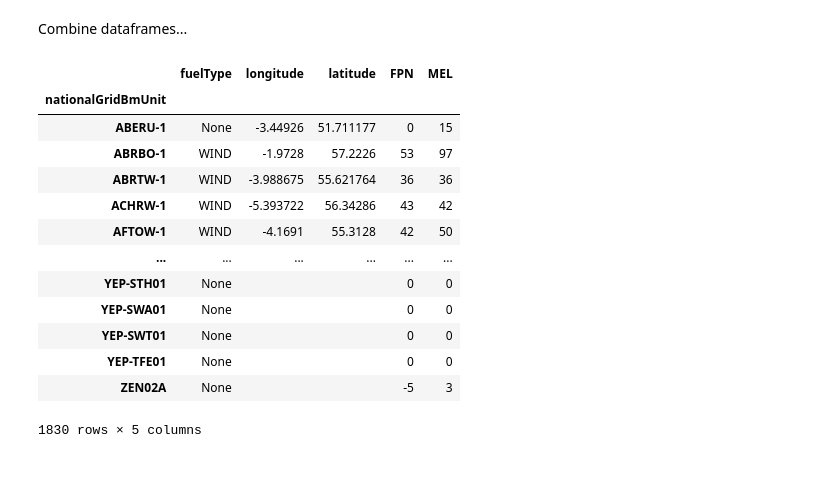
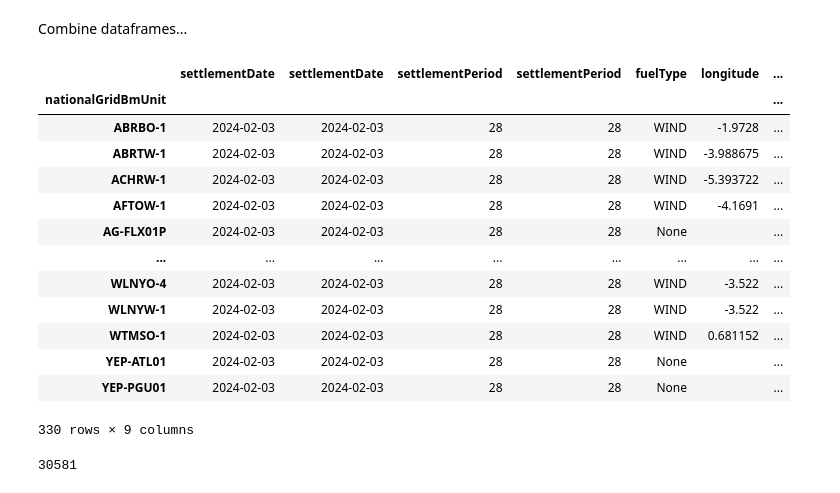
Before and after one commit to LukasFrankenQ/LMP, a Jupyter notebook: notebooks/LMP.ipynb, the cells around one changed output. Drawn from its saved outputs; the diff is of its cells as text; code cells hidden in the pictures.

```diff
--- a/notebooks/LMP.ipynb
+++ b/notebooks/LMP.ipynb
@@ -110,22 +110,28 @@ Combine dataframes...
 # %%
 df = df[~df.index.duplicated(keep='first')]
 df_FPN = df_FPN[~df_FPN.index.duplicated(keep='first')]
 df_mel = df_mel[~df_mel.index.duplicated(keep='first')]
 result = pd.concat([df, df_FPN, df_mel], axis=1, join='inner')
-df_gen = result[['settlementDate', 'settlementPeriod', 'fuelType', 'longitude', 'latitude', 'FPN', 'MEL']]
+result = result[['settlementDate', 'settlementPeriod', 'fuelType', 'longitude', 'latitude', 'FPN', 'MEL']]
+
+df_gen = result.loc[result['FPN'] > 0]
 df_gen
 # %% [output]
-|  | fuelType | longitude | latitude | FPN | MEL |
-| nationalGridBmUnit |  |  |  |  |  |
-| ABERU-1 | None | -3.44926 | 51.711177 | 0 | 15 |
-| ABRBO-1 | WIND | -1.9728 | 57.2226 | 53 | 97 |
-| ABRTW-1 | WIND | -3.988675 | 55.621764 | 36 | 36 |
-| ACHRW-1 | WIND | -5.393722 | 56.34286 | 43 | 42 |
-| AFTOW-1 | WIND | -4.1691 | 55.3128 | 42 | 50 |
-| ... | ... | ... | ... | ... | ... |
-| YEP-STH01 | None |  |  | 0 | 0 |
-| YEP-SWA01 | None |  |  | 0 | 0 |
-| YEP-SWT01 | None |  |  | 0 | 0 |
-| YEP-TFE01 | None |  |  | 0 | 0 |
-| ZEN02A | None |  |  | -5 | 3 |
+|  | settlementDate | settlementDate | settlementPeriod | settlementPeriod | fuelType | longitude | ... |
+| nationalGridBmUnit |  |  |  |  |  |  | ... |
+| ABRBO-1 | 2024-02-03 | 2024-02-03 | 28 | 28 | WIND | -1.9728 | ... |
+| ABRTW-1 | 2024-02-03 | 2024-02-03 | 28 | 28 | WIND | -3.988675 | ... |
+| ACHRW-1 | 2024-02-03 | 2024-02-03 | 28 | 28 | WIND | -5.393722 | ... |
+| AFTOW-1 | 2024-02-03 | 2024-02-03 | 28 | 28 | WIND | -4.1691 | ... |
+| AG-FLX01P | 2024-02-03 | 2024-02-03 | 28 | 28 | None |  | ... |
+| ... | ... | ... | ... | ... | ... | ... | ... |
+| WLNYO-4 | 2024-02-03 | 2024-02-03 | 28 | 28 | WIND | -3.522 | ... |
+| WLNYW-1 | 2024-02-03 | 2024-02-03 | 28 | 28 | WIND | -3.522 | ... |
+| WTMSO-1 | 2024-02-03 | 2024-02-03 | 28 | 28 | WIND | 0.681152 | ... |
+| YEP-ATL01 | 2024-02-03 | 2024-02-03 | 28 | 28 | None |  | ... |
+| YEP-PGU01 | 2024-02-03 | 2024-02-03 | 28 | 28 | None |  | ... |
-1830 rows × 5 columns
+330 rows × 9 columns
+# %%
+df_gen['FPN'].sum()
+# %% [output]
+30581
```
Also changed, not shown: parts of 2 cells of this notebook, 16 other files.
